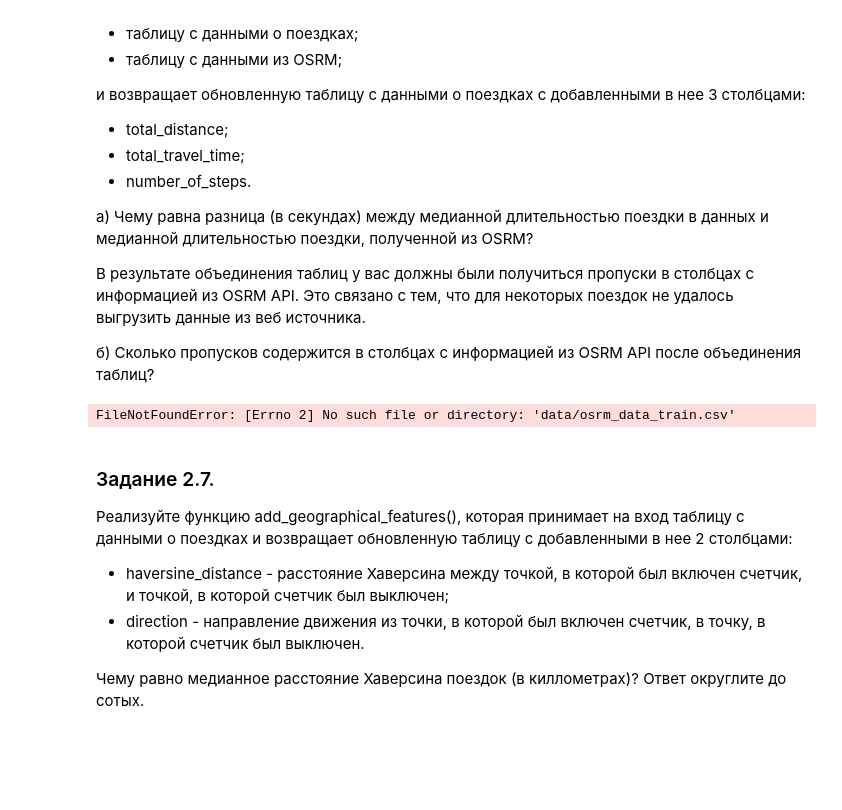
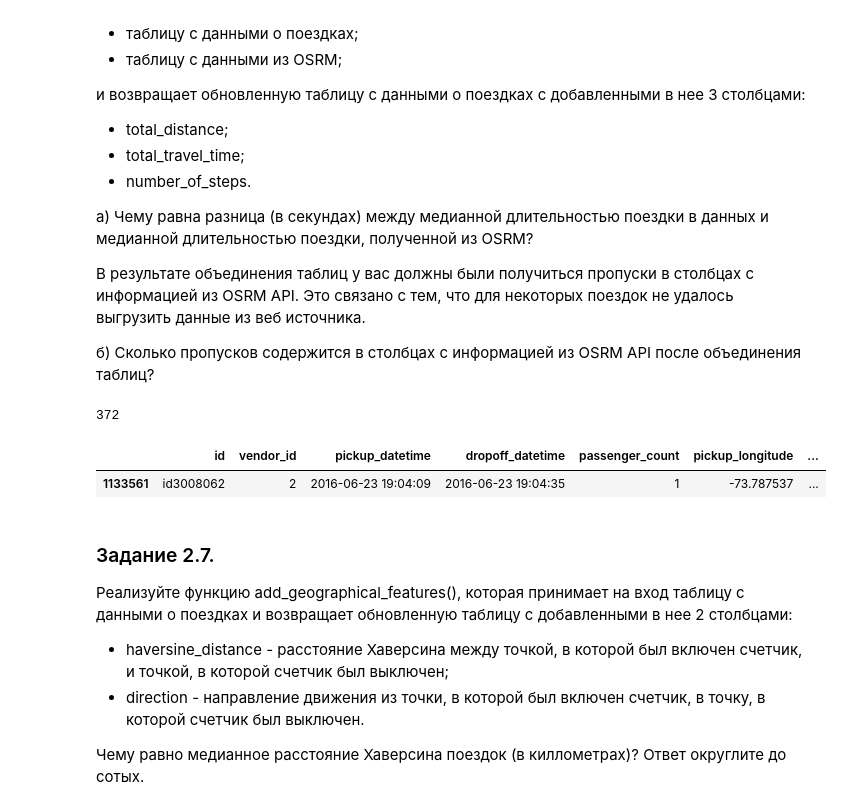
Before and after one commit to Mekhty111/NYC-Taxi-TripML, a Jupyter notebook: Project-5._Ноутбук-шаблон.ipynb, the cells around one changed output. Saved outputs shown, nothing was run; the diff lists cells and outputs as text; code cells hidden in the pictures; blank space fills up the shorter version.

```diff
--- a/Project-5._Ноутбук-шаблон.ipynb
+++ b/Project-5._Ноутбук-шаблон.ipynb
@@ -230,0 +212,12 @@ holiday_data
+# %%
+holiday_data = pd.read_csv('data/holiday_data.csv', sep=';')
+# ваш код здесь
+def add_holiday_features(taxi_data, holiday_data):
+    holiday_data['date'] = pd.to_datetime(holiday_data['date'])
+    taxi_data['pickup_date'] = pd.to_datetime(taxi_data['pickup_date'])
+
+    taxi_data['on_holiday'] = taxi_data['pickup_date'].isin(holiday_data['date'].values)
+    return taxi_data
+
+taxi_data = add_holiday_features(taxi_data, holiday_data)
+taxi_data['on_holiday'].value_counts()
@@ -244,11 +246,27 @@ holiday_data
 В результате объединения таблиц у вас должны были получиться пропуски в столбцах с информацией из OSRM API. Это связано с тем, что для некоторых поездок не удалось выгрузить данные из веб источника.
 
 б) Сколько пропусков содержится в столбцах с информацией из OSRM API после объединения таблиц?
-# %%
-osrm_data = pd.read_csv('data/osrm_data_train.csv')
-# ваш код здесь
-# %% [output]
-FileNotFoundError: [Errno 2] No such file or directory: 'data/osrm_data_train.csv'
+# %%
+osrm_data = pd.read_csv('data/osrm_data_train.csv')
+# ваш код здесь
+
+def add_osrm_features(taxi_data, osrm_data):
+    return taxi_data.merge(osrm_data[['id' , 'total_distance', 'total_travel_time', 'number_of_steps']], how='left', on='id')
+
+
+taxi_osrm_data = add_osrm_features(taxi_data, osrm_data)
+
+round(taxi_data['trip_duration'].median() - taxi_osrm_data['total_travel_time'].median())
+# %% [output]
+372
+# %%
+mask = taxi_osrm_data.isnull().any(axis=1)
+rows_with_nan = taxi_osrm_data[mask]
+
+rows_with_nan
+# %% [output]
+|  | id | vendor_id | pickup_datetime | dropoff_datetime | passenger_count | pickup_longitude | ... |
+| 1133561 | id3008062 | 2 | 2016-06-23 19:04:09 | 2016-06-23 19:04:35 | 1 | -73.787537 | ... |
 # %%
 def get_haversine_distance(lat1, lng1, lat2, lng2):
     # переводим углы в радианы
```
Also changed, not shown: parts of 11 cells of this notebook.
